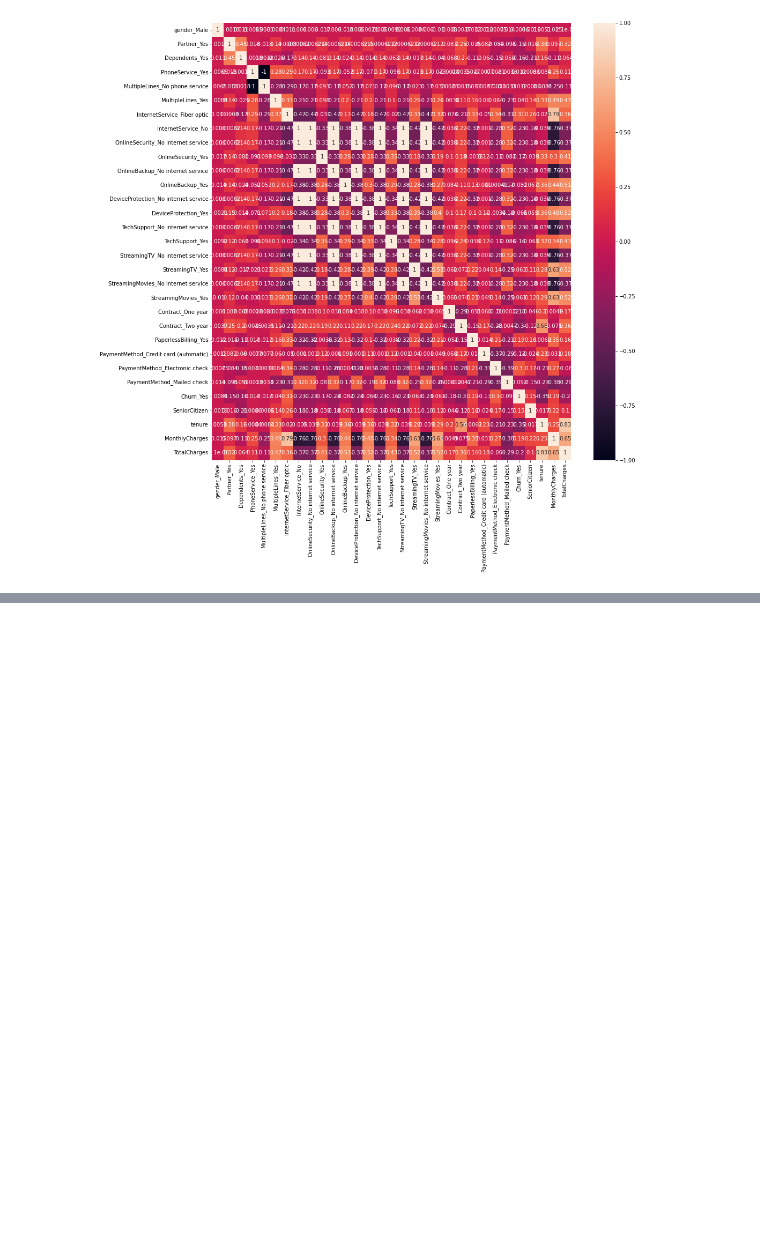
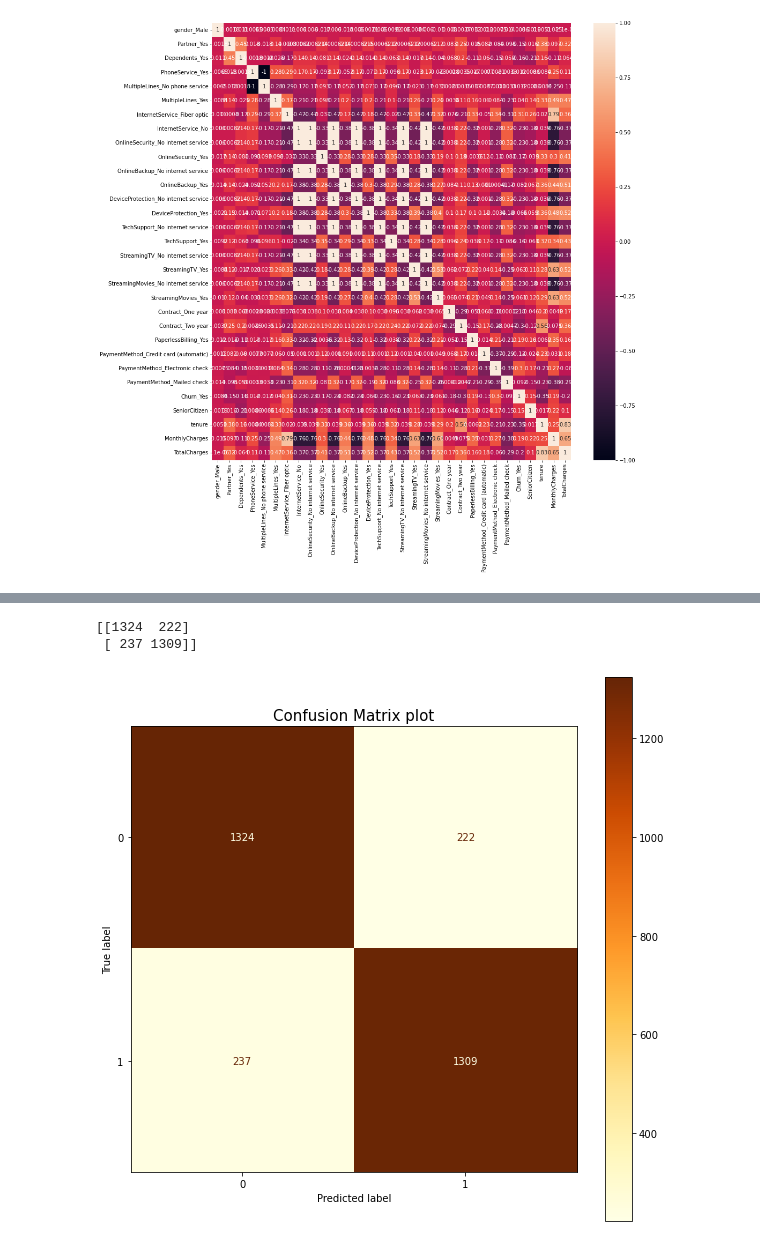
Before and after one commit to suhasmaddali/Telco-Customer-Churn-Prediction, a Jupyter notebook: Data Mining Telco Final Project.ipynb, the cells around one changed output, grey strips where cells are left out. Drawn from its saved outputs; the diff is of its cells as text; code cells hidden in the pictures; blank space fills up the shorter version.

```diff
--- a/Data Mining Telco Final Project.ipynb
+++ b/Data Mining Telco Final Project.ipynb
@@ -1117,0 +1167,8 @@ AUC for our classifier is: 0.9266192519526248
+# %%
+for sample_value in sub_sample:
+    model = xgb.XGBClassifier(subsample = sample_value, eval_metric = 'logloss', n_jobs = -1)
+    model.fit(X_train_transformed, y_train)
+    y_predictions = model.predict(X_cv_transformed)
+    print("The percentage of samples used in XGB model = {}%".format(np.round(sample_value * 100, 2)))
+    print(classification_report(y_predictions, y_cv))
+    print("\n")
@@ -1117,0 +1193,10 @@ AUC for our classifier is: 0.9266192519526248
+# %%
+max_depth_values = [1, 2, 3, 5, 10, 50, 100]
+
+for depth in max_depth_values:
+    model = xgb.XGBClassifier(max_depth = depth, eval_metric = 'logloss', n_jobs = -1)
+    model.fit(X_train_transformed, y_train)
+    print("The depth of the trees = {}".format(depth, 2))
+    y_predictions = model.predict(X_cv_transformed)
+    print(classification_report(y_predictions, y_cv))
+    print("\n")
@@ -1117,0 +1221,9 @@ AUC for our classifier is: 0.9266192519526248
+# %%
+num_estimator_values = [1, 2, 5, 10, 20, 50, 100, 500]
+for estimators in num_estimator_values:
+    model = xgb.XGBClassifier(n_estimators = estimators, eval_metric = 'logloss', n_jobs = -1)
+    model.fit(X_train_transformed, y_train)
+    y_predictions = model.predict(X_cv_transformed)
+    print("The total number of estimators used in XGB model = {}".format(estimators))
+    print(classification_report(y_predictions, y_cv))
+    print("\n")
@@ -1117,0 +1248,10 @@ AUC for our classifier is: 0.9266192519526248
+# %%
+best_number_of_estimators = 100
+best_subsamples = 1
+best_max_depth_values = 2
+
+model = xgb.XGBClassifier(n_estimators = best_number_of_estimators, max_depth = best_max_depth_values,
+                         subsample = best_subsamples, eval_metric = 'logloss', n_jobs = -1)
+model.fit(X_train_transformed, y_train)
+y_predictions = model.predict(X_cv_transformed)
+print(classification_report(y_predictions, y_cv))
@@ -1117,0 +1267,12 @@ AUC for our classifier is: 0.9266192519526248
+# %%
+print(confusion_matrix(y_cv, y_predictions))
+# %% [output]
+[[1324  222]
+ [ 237 1309]]
+# %%
+fig, ax = plt.subplots(figsize = (10, 10))
+plot_confusion_matrix(model, X_cv_transformed, y_cv, ax = ax, cmap = 'YlOrBr')
+plt.title("Confusion Matrix plot", fontsize = 15)
+plt.show()
+# %% [output]
+[figure, added]
```
Also changed, not shown: parts of 159 cells of this notebook.
